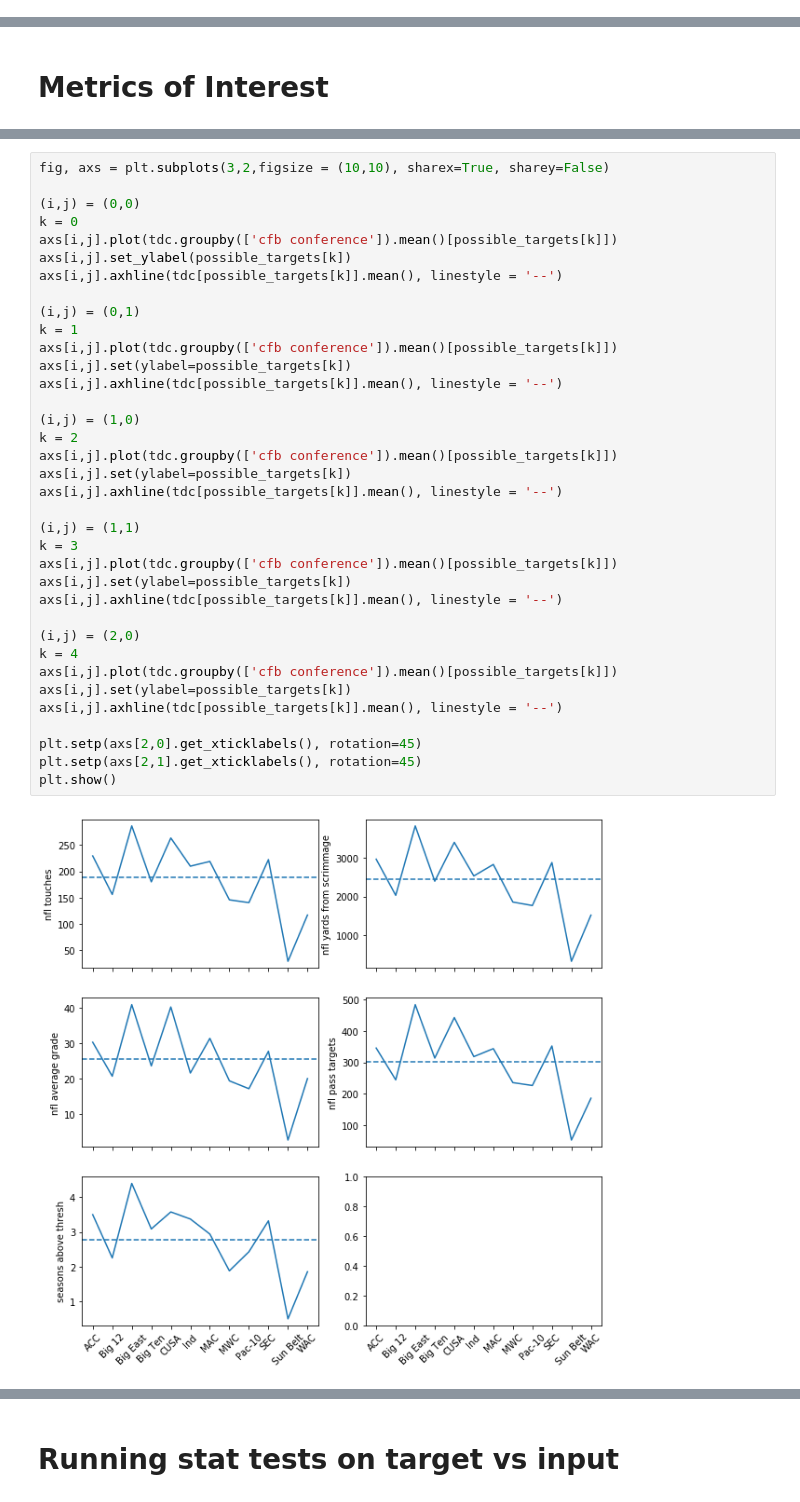
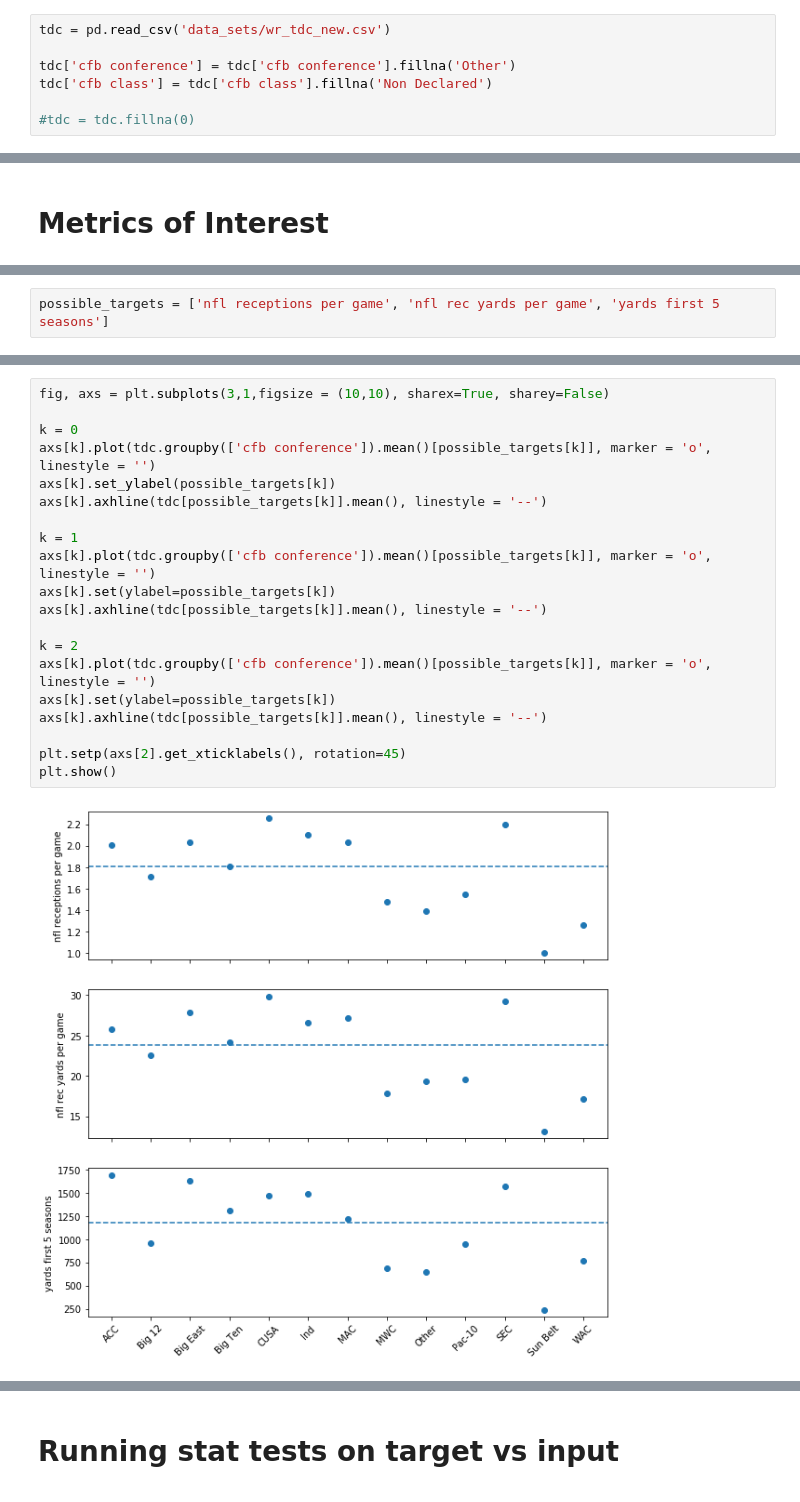
Before and after one commit to adriensaremi/Springboard, a Jupyter notebook: Capstone_1/Statistical Data Analysis.ipynb, the cells around one changed output, grey strips where cells are left out. Saved outputs shown, nothing was run; the diff lists cells and outputs as text.

```diff
--- a/Capstone_1/Statistical Data Analysis.ipynb
+++ b/Capstone_1/Statistical Data Analysis.ipynb
@@ -15,3 +11,10 @@ columns_nonnum = ['cfb conference','cfb class']
+# %%
+tdc = pd.read_csv('data_sets/wr_tdc_new.csv')
+
+tdc['cfb conference'] = tdc['cfb conference'].fillna('Other')
+tdc['cfb class'] = tdc['cfb class'].fillna('Non Declared')
+
+#tdc = tdc.fillna(0)
 # %%
 columns_floats = list(range(13,21)) +list(range(26,53)) +list(range(60,73)) +list(range(75,83)) + [85,92,93]
 tdc_floats = tdc.iloc[:,columns_floats]
@@ -35 +51,3 @@ possible_targets = ['nfl touches','nfl yards from scrimmage',
+# %%
+possible_targets = ['nfl receptions per game', 'nfl rec yards per game', 'yards first 5 seasons']
 # %%
@@ -39,38 +84,22 @@ _ = sns.heatmap(tdcf.loc[possible_targets ,'cfb games':'combine shuttle'], annot
 # %%
-fig, axs = plt.subplots(3,2,figsize = (10,10), sharex=True, sharey=False)
+fig, axs = plt.subplots(3,1,figsize = (10,10), sharex=True, sharey=False)
 
-(i,j) = (0,0)
 k = 0
-axs[i,j].plot(tdc.groupby(['cfb conference']).mean()[possible_targets[k]])
-axs[i,j].set_ylabel(possible_targets[k])
-axs[i,j].axhline(tdc[possible_targets[k]].mean(), linestyle = '--')
+axs[k].plot(tdc.groupby(['cfb conference']).mean()[possible_targets[k]], marker = 'o', linestyle = '')
+axs[k].set_ylabel(possible_targets[k])
+axs[k].axhline(tdc[possible_targets[k]].mean(), linestyle = '--')
 
-(i,j) = (0,1)
 k = 1
-axs[i,j].plot(tdc.groupby(['cfb conference']).mean()[possible_targets[k]])
-axs[i,j].set(ylabel=possible_targets[k])
-axs[i,j].axhline(tdc[possible_targets[k]].mean(), linestyle = '--')
+axs[k].plot(tdc.groupby(['cfb conference']).mean()[possible_targets[k]], marker = 'o', linestyle = '')
+axs[k].set(ylabel=possible_targets[k])
+axs[k].axhline(tdc[possible_targets[k]].mean(), linestyle = '--')
 
-(i,j) = (1,0)
 k = 2
-axs[i,j].plot(tdc.groupby(['cfb conference']).mean()[possible_targets[k]])
-axs[i,j].set(ylabel=possible_targets[k])
-axs[i,j].axhline(tdc[possible_targets[k]].mean(), linestyle = '--')
+axs[k].plot(tdc.groupby(['cfb conference']).mean()[possible_targets[k]], marker = 'o', linestyle = '')
+axs[k].set(ylabel=possible_targets[k])
+axs[k].axhline(tdc[possible_targets[k]].mean(), linestyle = '--')
 
-(i,j) = (1,1)
-k = 3
-axs[i,j].plot(tdc.groupby(['cfb conference']).mean()[possible_targets[k]])
-axs[i,j].set(ylabel=possible_targets[k])
-axs[i,j].axhline(tdc[possible_targets[k]].mean(), linestyle = '--')
-
-(i,j) = (2,0)
-k = 4
-axs[i,j].plot(tdc.groupby(['cfb conference']).mean()[possible_targets[k]])
-axs[i,j].set(ylabel=possible_targets[k])
-axs[i,j].axhline(tdc[possible_targets[k]].mean(), linestyle = '--')
-
-plt.setp(axs[2,0].get_xticklabels(), rotation=45)
-plt.setp(axs[2,1].get_xticklabels(), rotation=45)
+plt.setp(axs[2].get_xticklabels(), rotation=45)
 plt.show()
 # %% [output]
-[figure, old version]
+[figure, new version]
```
Also changed, not shown: parts of 32 cells of this notebook, 4 other files.
